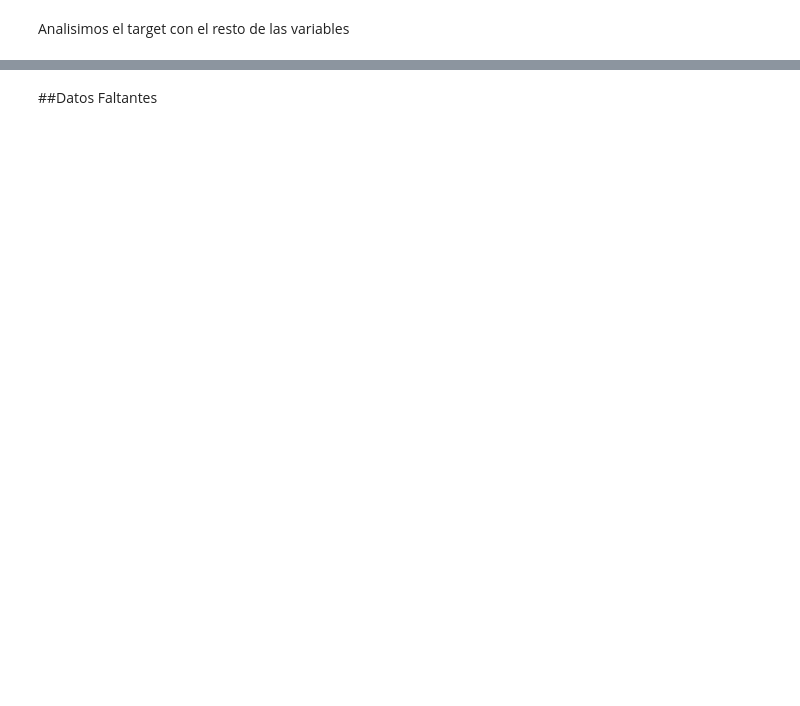
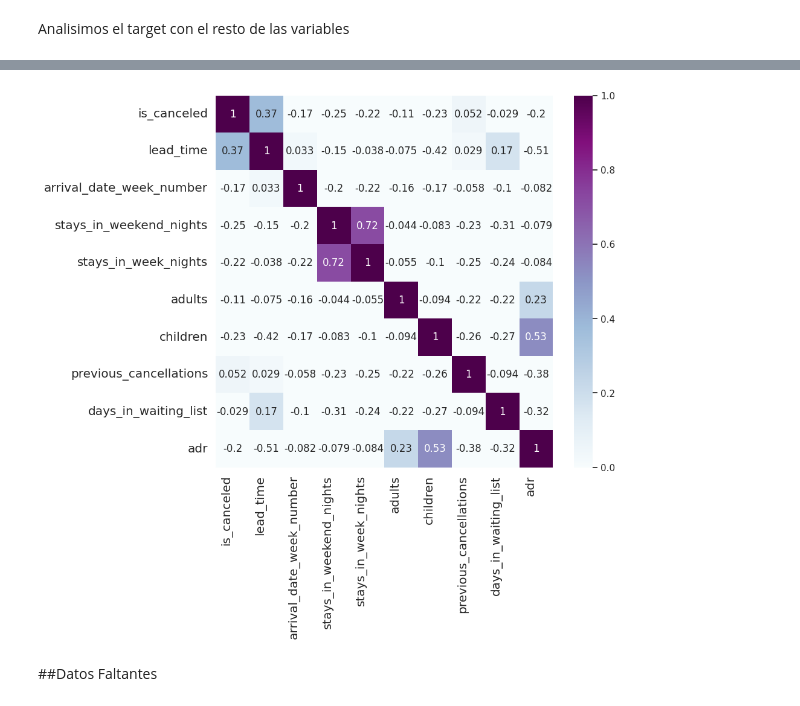
Before and after one commit to franciscoL0pez/TrabajosPracticosOrganizacionDeDatos1C2023, a Jupyter notebook: Tp_1.ipynb, the cells around one changed output, grey strips where cells are left out. Cells and saved outputs as stored; diff of their text form; code cells hidden in the pictures; blank space fills up the shorter version.

```diff
--- a/Tp_1.ipynb
+++ b/Tp_1.ipynb
@@ -215,2 +244,27 @@ plt.show()
+# %%
+lista_corr_positiva = ['is_canceled','lead_time','arrival_date_week_number','stays_in_weekend_nights','stays_in_week_nights','adults','children','previous_cancellations','days_in_waiting_list','adr',]
+corr_matrix = df_hotels_train[lista_corr_positiva].corr()
+sns.set(rc = {'figure.figsize':(9,8)})
+heatmap = sns.heatmap(corr_matrix.corr(), vmin=0, vmax=1, annot=True, cmap="BuPu")
+heatmap.set_xticklabels(
+
+    heatmap.get_xticklabels(),
+    rotation=90,
+    horizontalalignment='right',
+    fontweight='light',
+    fontsize='large'
+)
+
+heatmap.set_yticklabels(
+    heatmap.get_yticklabels(),
+    fontweight='light',
+    fontsize='large'
+)
+
+
+
+plt.show()
+# %% [output]
+[figure, added]
 # %% [markdown]
 ##Datos Faltantes
```
Also changed, not shown: parts of 12 cells of this notebook.
